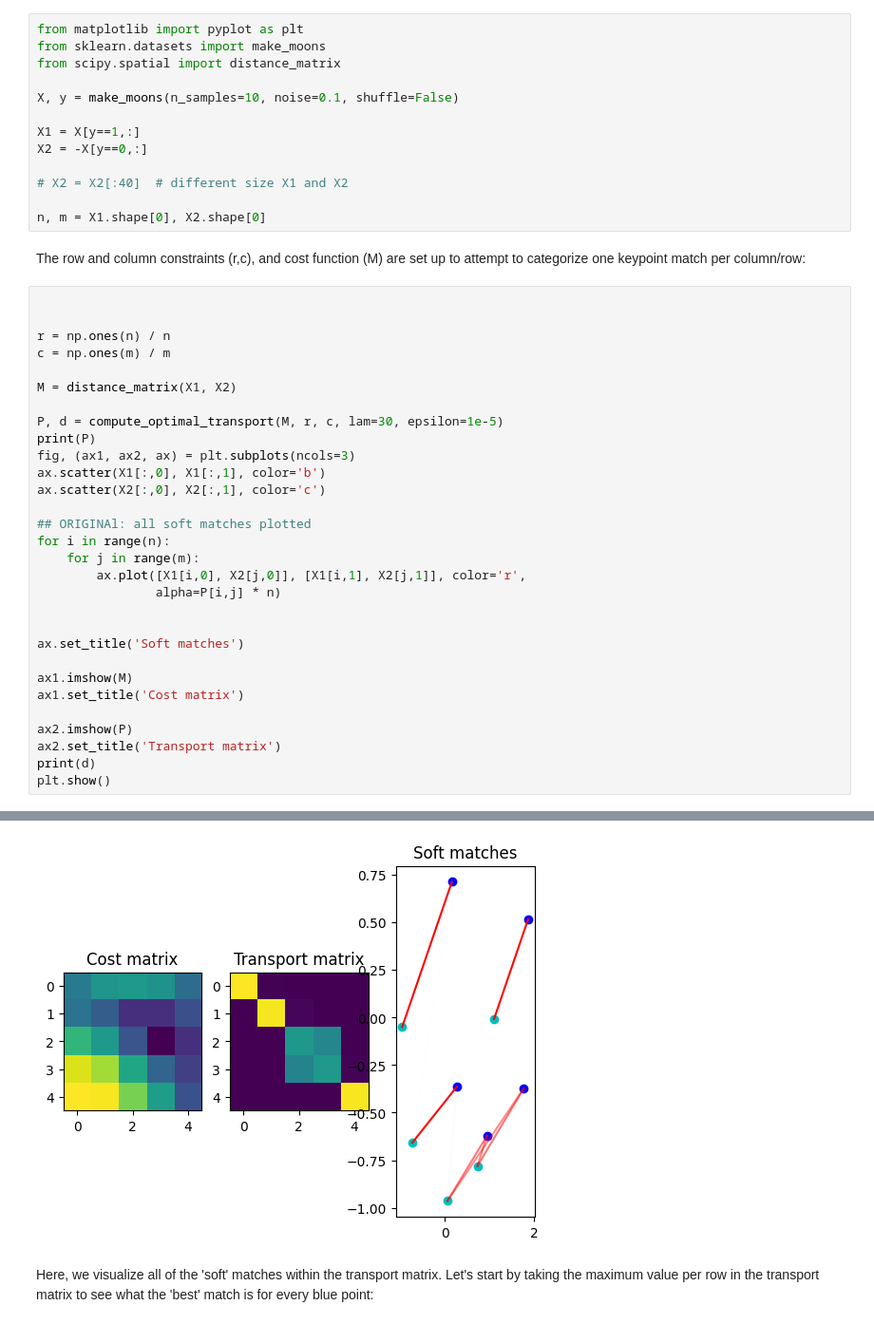
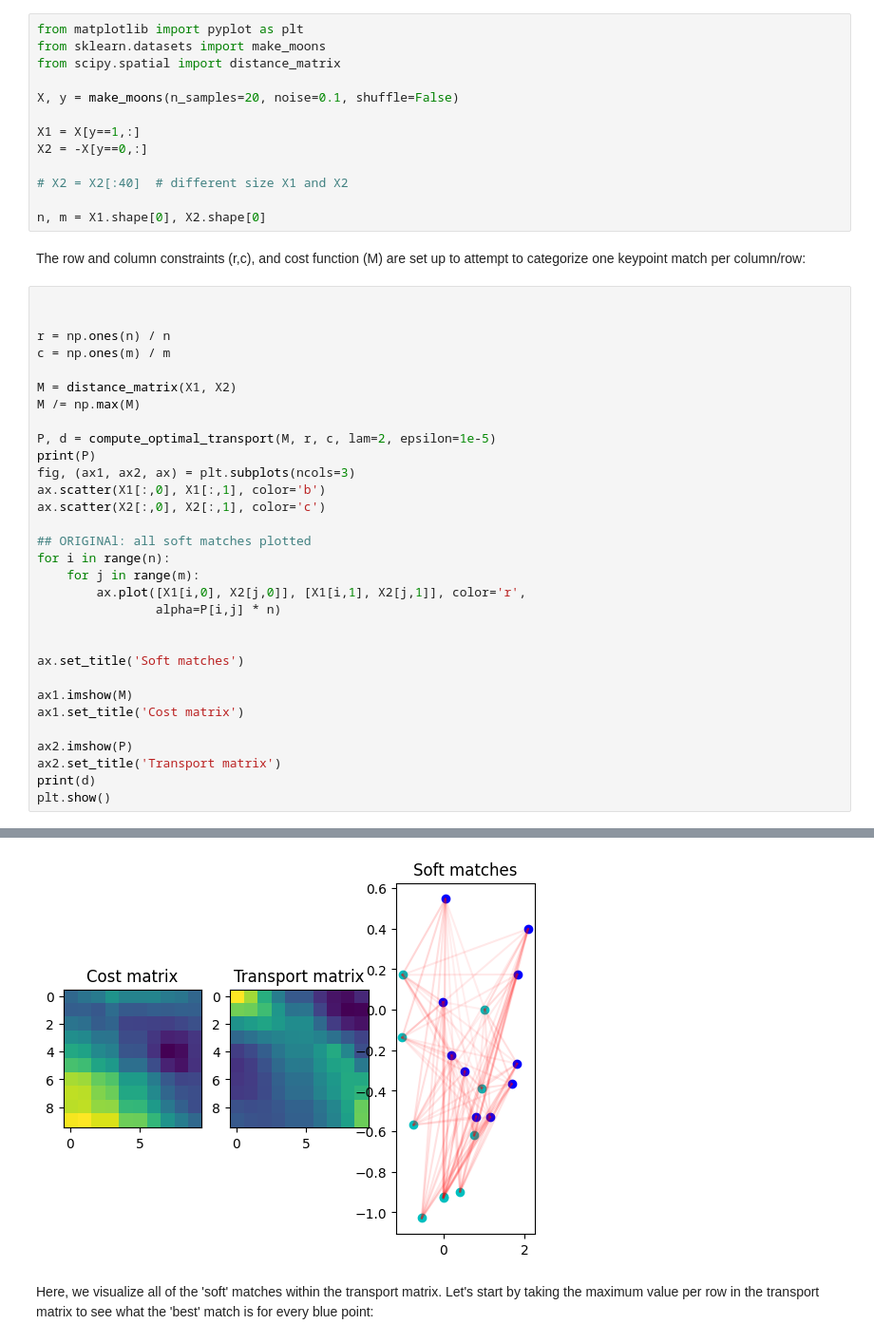
Before and after one commit to brandonwagstaff/lidar_feature_matching, a Jupyter notebook: optimal_transport/keypoint_matching_with_dustbins.ipynb, the cells around one changed output, grey strips where cells are left out. Shown: that part at 95% size. Cells and saved outputs as stored; diff of their text form.

```diff
--- a/optimal_transport/keypoint_matching_with_dustbins.ipynb
+++ b/optimal_transport/keypoint_matching_with_dustbins.ipynb
@@ -51,7 +51,7 @@ from matplotlib import pyplot as plt
 from sklearn.datasets import make_moons
 from scipy.spatial import distance_matrix
 
-X, y = make_moons(n_samples=10, noise=0.1, shuffle=False)
+X, y = make_moons(n_samples=20, noise=0.1, shuffle=False)
 
 X1 = X[y==1,:]
 X2 = -X[y==0,:]
@@ -68,8 +68,9 @@ r = np.ones(n) / n
 c = np.ones(m) / m
 
 M = distance_matrix(X1, X2)
+M /= np.max(M)
 
-P, d = compute_optimal_transport(M, r, c, lam=30, epsilon=1e-5)
+P, d = compute_optimal_transport(M, r, c, lam=2, epsilon=1e-5)
 print(P)
 fig, (ax1, ax2, ax) = plt.subplots(ncols=3)
 ax.scatter(X1[:,0], X1[:,1], color='b')
@@ -106,4 +113,4 @@ plt.show()
-[figure, old version]
+[figure, new version]
 # %% [markdown]
 Here, we visualize all of the 'soft' matches within the transport matrix. Let's start by taking the maximum value per row in the transport matrix to see what the 'best' match is for every blue point:
 # %%
```
Also changed, not shown: parts of 15 cells of this notebook.
